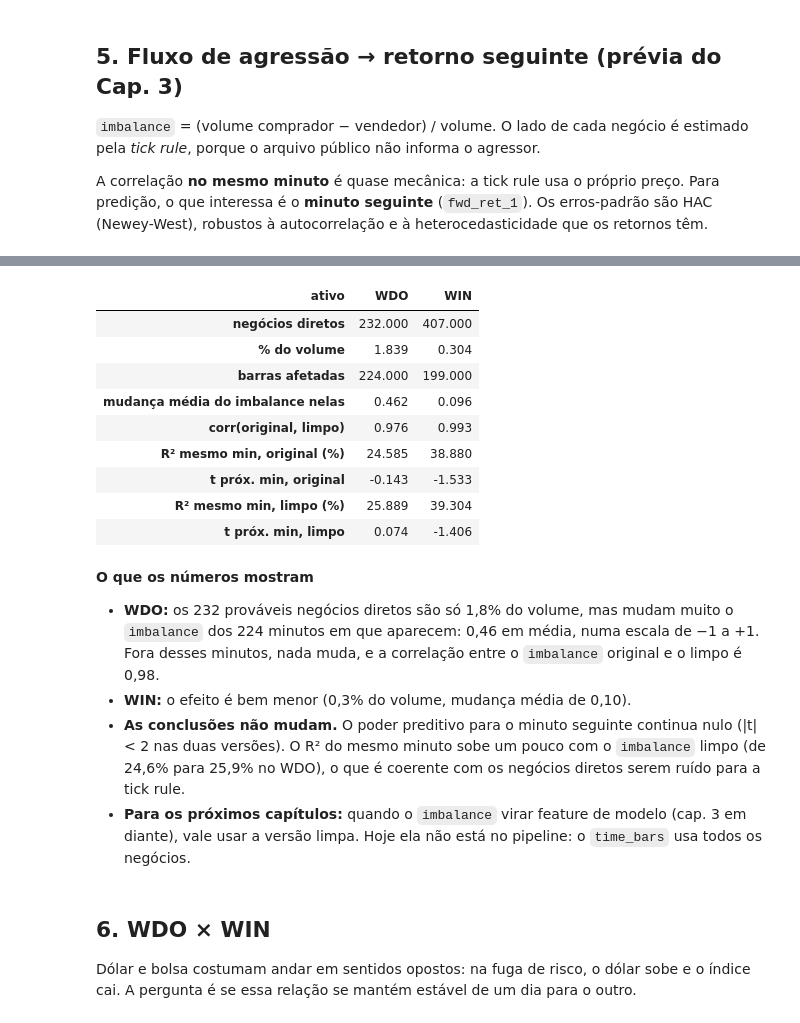
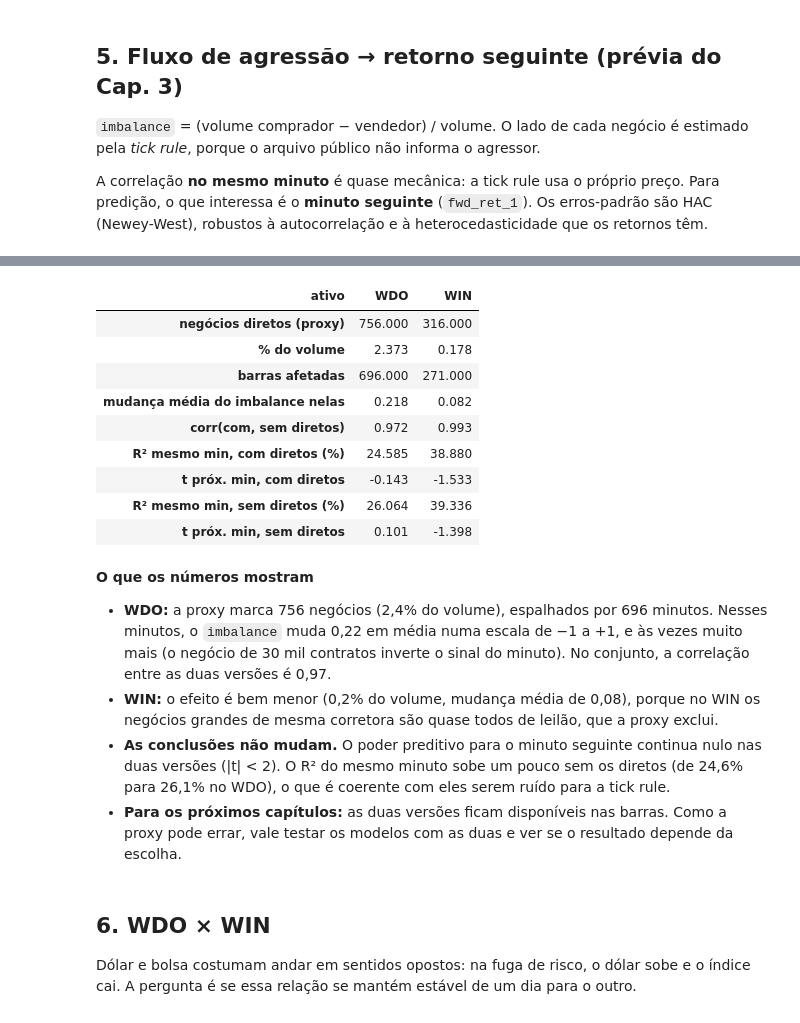
Before and after one commit to marcosemn/islp-b3-futures, a Jupyter notebook: notebooks/00_exploracao_wdo_win.ipynb, the cells around one changed output, grey strips where cells are left out. Cells and saved outputs as stored; diff of their text form; code cells hidden in the pictures.

```diff
--- a/notebooks/00_exploracao_wdo_win.ipynb
+++ b/notebooks/00_exploracao_wdo_win.ipynb
@@ -500,48 +505,36 @@ Teste: recalcular o `imbalance` sem os prováveis negócios diretos (mesma corre
 # %%
-from src.features import tick_rule
-
-agregados = {"WDO": [], "WIN": []}
-for f in sorted((PROCESSED_DIR / "trades").glob("*.parquet")):
-    d = pd.read_parquet(f, columns=["ts", "root", "price", "qty", "buyer", "seller"])
-    for root, g in d.groupby("root", observed=True):
-        lado = tick_rule(g["price"])                                    # mesmo cálculo de time_bars
-        direto = (g["buyer"].astype(str).values == g["seller"].astype(str).values) & (g["qty"].values > 1000)
-        agregados[root].append(pd.DataFrame({"vol": g["qty"], "sv": lado * g["qty"],
-                                             "vol_dir": g["qty"] * direto, "sv_dir": lado * g["qty"] * direto,
-                                             "n_dir": direto.astype(int)}).groupby(g["ts"].dt.floor("1min").values).sum())
 rows = []
 for root, b in bars.items():
-    a = pd.concat(agregados[root]).reindex(b.index)
-    limpo = (a["sv"] - a["sv_dir"]) / (a["vol"] - a["vol_dir"])
-    afetadas = a["n_dir"] > 0
-    d = b[["imbalance", "ret", "fwd_ret_1"]].assign(imb_limpo=limpo).dropna()
+    afetadas = b["n_diretos"] > 0
+    d = b[["imbalance", "imbalance_sem_diretos", "ret", "fwd_ret_1"]].dropna().copy()
     d[["ret", "fwd_ret_1"]] *= 1e4
-    linha = {"ativo": root, "negócios diretos": int(a["n_dir"].sum()), "% do volume": 100 * a["vol_dir"].sum() / a["vol"].sum(),
+    linha = {"ativo": root, "negócios diretos (proxy)": int(b["n_diretos"].sum()),
+             "% do volume": 100 * b["volume_direto"].sum() / b["volume"].sum(),
              "barras afetadas": int(afetadas.sum()),
-             "mudança média do imbalance nelas": (b["imbalance"] - limpo)[afetadas].abs().mean(),
-             "corr(original, limpo)": d["imbalance"].corr(d["imb_limpo"])}
-    for col, nome in [("imbalance", "original"), ("imb_limpo", "limpo")]:
+             "mudança média do imbalance nelas": (b["imbalance"] - b["imbalance_sem_diretos"])[afetadas].abs().mean(),
+             "corr(com, sem diretos)": d["imbalance"].corr(d["imbalance_sem_diretos"])}
+    for col, nome in [("imbalance", "com diretos"), ("imbalance_sem_diretos", "sem diretos")]:
         linha[f"R² mesmo min, {nome} (%)"] = 100 * smf.ols(f"ret ~ {col}", d).fit().rsquared
         linha[f"t próx. min, {nome}"] = smf.ols(f"fwd_ret_1 ~ {col}", d).fit(cov_type="HAC", cov_kwds={"maxlags": 5}).tvalues[col]
     rows.append(linha)
 pd.DataFrame(rows).set_index("ativo").round(3).T
 # %% [output]
 | ativo | WDO | WIN |
-| negócios diretos | 232.000 | 407.000 |
-| % do volume | 1.839 | 0.304 |
-| barras afetadas | 224.000 | 199.000 |
-| mudança média do imbalance nelas | 0.462 | 0.096 |
-| corr(original, limpo) | 0.976 | 0.993 |
-| R² mesmo min, original (%) | 24.585 | 38.880 |
-| t próx. min, original | -0.143 | -1.533 |
-| R² mesmo min, limpo (%) | 25.889 | 39.304 |
-| t próx. min, limpo | 0.074 | -1.406 |
+| negócios diretos (proxy) | 756.000 | 316.000 |
+| % do volume | 2.373 | 0.178 |
+| barras afetadas | 696.000 | 271.000 |
+| mudança média do imbalance nelas | 0.218 | 0.082 |
+| corr(com, sem diretos) | 0.972 | 0.993 |
+| R² mesmo min, com diretos (%) | 24.585 | 38.880 |
+| t próx. min, com diretos | -0.143 | -1.533 |
+| R² mesmo min, sem diretos (%) | 26.064 | 39.336 |
+| t próx. min, sem diretos | 0.101 | -1.398 |
 # %% [markdown]
 **O que os números mostram**
-- **WDO:** os 232 prováveis negócios diretos são só 1,8% do volume, mas mudam muito o `imbalance` dos 224 minutos em que aparecem: 0,46 em média, numa escala de −1 a +1. Fora desses minutos, nada muda, e a correlação entre o `imbalance` original e o limpo é 0,98.
-- **WIN:** o efeito é bem menor (0,3% do volume, mudança média de 0,10).
-- **As conclusões não mudam.** O poder preditivo para o minuto seguinte continua nulo (|t| < 2 nas duas versões). O R² do mesmo minuto sobe um pouco com o `imbalance` limpo (de 24,6% para 25,9% no WDO), o que é coerente com os negócios diretos serem ruído para a tick rule.
-- **Para os próximos capítulos:** quando o `imbalance` virar feature de modelo (cap. 3 em diante), vale usar a versão limpa. Hoje ela não está no pipeline: o `time_bars` usa todos os negócios.
+- **WDO:** a proxy marca 756 negócios (2,4% do volume), espalhados por 696 minutos. Nesses minutos, o `imbalance` muda 0,22 em média numa escala de −1 a +1, e às vezes muito mais (o negócio de 30 mil contratos inverte o sinal do minuto). No conjunto, a correlação entre as duas versões é 0,97.
+- **WIN:** o efeito é bem menor (0,2% do volume, mudança média de 0,08), porque no WIN os negócios grandes de mesma corretora são quase todos de leilão, que a proxy exclui.
+- **As conclusões não mudam.** O poder preditivo para o minuto seguinte continua nulo nas duas versões (|t| < 2). O R² do mesmo minuto sobe um pouco sem os diretos (de 24,6% para 26,1% no WDO), o que é coerente com eles serem ruído para a tick rule.
+- **Para os próximos capítulos:** as duas versões ficam disponíveis nas barras. Como a proxy pode errar, vale testar os modelos com as duas e ver se o resultado depende da escolha.
 # %% [markdown]
 ## 6. WDO × WIN
 Dólar e bolsa costumam andar em sentidos opostos: na fuga de risco, o dólar sobe e o índice cai. A pergunta é se essa relação se mantém estável de um dia para o outro.
```
Also changed, not shown: parts of 4 cells of this notebook, 4 other files.
